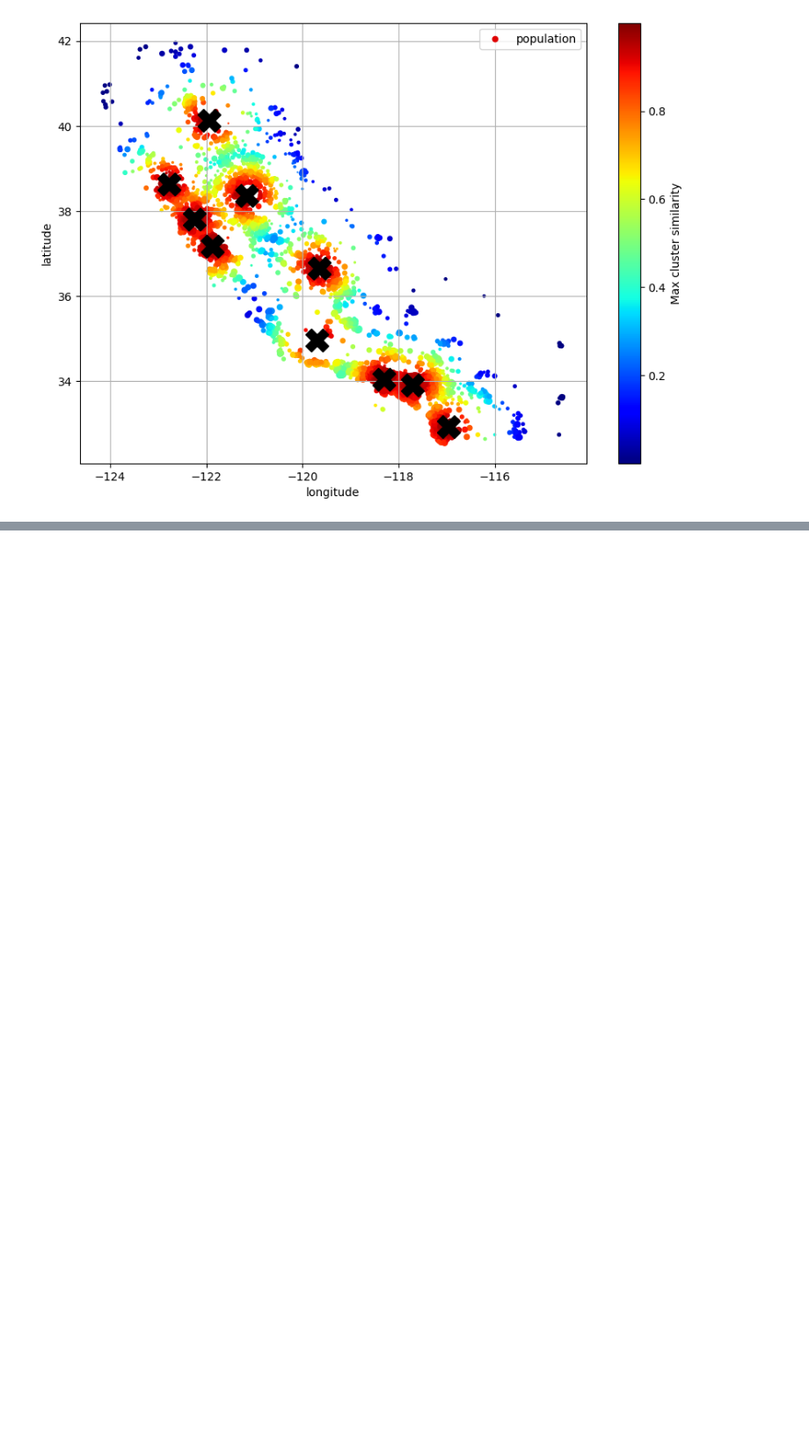
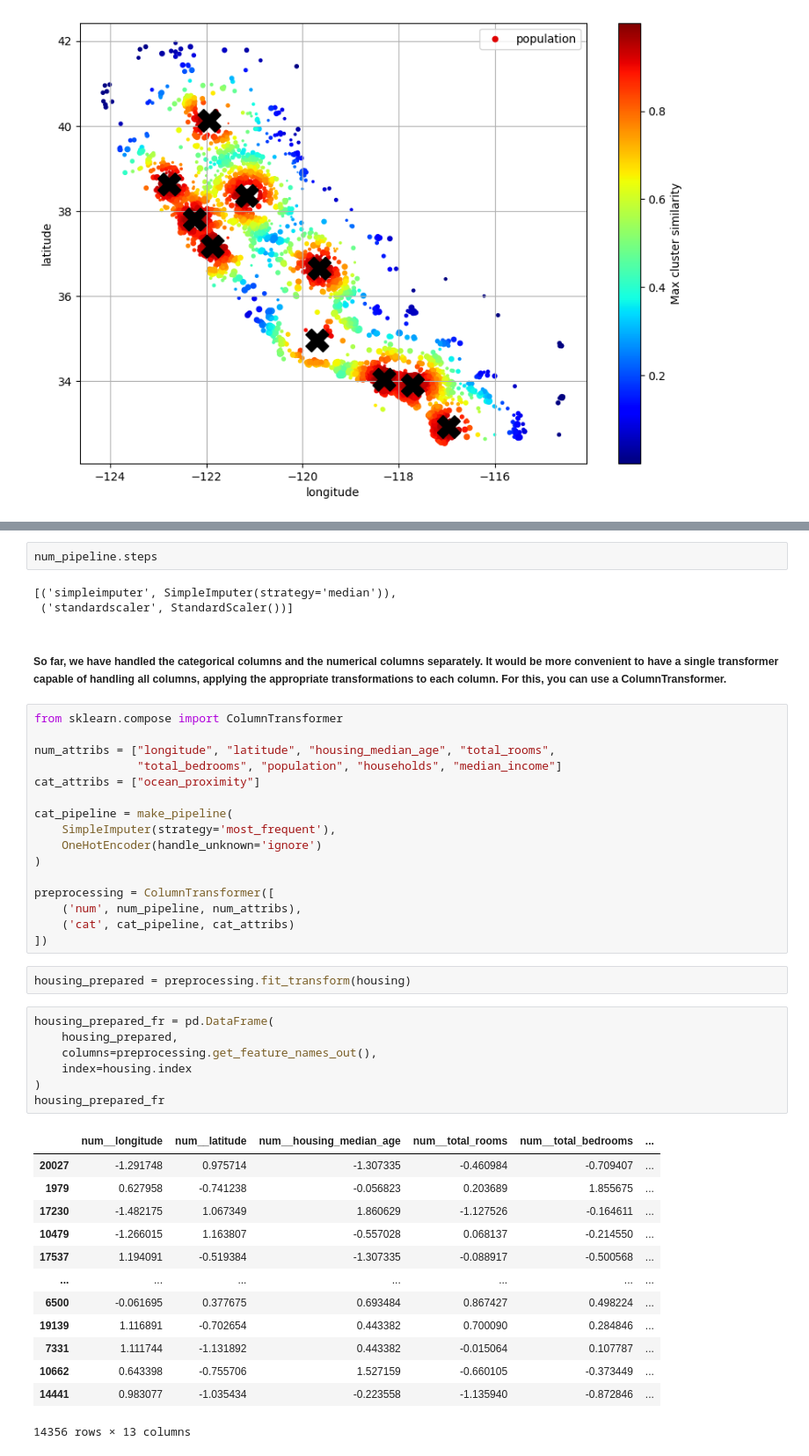
Before and after one commit to AliyarBhos/Works-done-in-Div-Academy, a Jupyter notebook: Geron_Hands_On_ML/chapter2_end_to_end_ML_project.ipynb, the cells around one changed output, grey strips where cells are left out. Shown at 88% size. Cells and saved outputs as stored; diff of their text form; blank space fills up the shorter version.

```diff
--- a/Geron_Hands_On_ML/chapter2_end_to_end_ML_project.ipynb
+++ b/Geron_Hands_On_ML/chapter2_end_to_end_ML_project.ipynb
@@ -782,0 +836,46 @@ plt.plot(cluster_simil.kmeans_.cluster_centers_[:, 1],
+# %%
+num_pipeline.steps
+# %% [output]
+[('simpleimputer', SimpleImputer(strategy='median')),
+ ('standardscaler', StandardScaler())]
+# %% [markdown]
+##### So far, we have handled the categorical columns and the numerical columns separately. It would be more convenient to have a single transformer capable of handling all columns, applying the appropriate transformations to each column. For this, you can use a ColumnTransformer.
+# %%
+from sklearn.compose import ColumnTransformer
+
+num_attribs = ["longitude", "latitude", "housing_median_age", "total_rooms",
+               "total_bedrooms", "population", "households", "median_income"]
+cat_attribs = ["ocean_proximity"]
+
+cat_pipeline = make_pipeline(
+    SimpleImputer(strategy='most_frequent'),
+    OneHotEncoder(handle_unknown='ignore')
+)
+
+preprocessing = ColumnTransformer([
+    ('num', num_pipeline, num_attribs),
+    ('cat', cat_pipeline, cat_attribs)
+])
+# %%
+housing_prepared = preprocessing.fit_transform(housing)
+# %%
+housing_prepared_fr = pd.DataFrame(
+    housing_prepared,
+    columns=preprocessing.get_feature_names_out(),
+    index=housing.index
+)
+housing_prepared_fr
+# %% [output]
+|  | num__longitude | num__latitude | num__housing_median_age | num__total_rooms | num__total_bedrooms | ... |
+| 20027 | -1.291748 | 0.975714 | -1.307335 | -0.460984 | -0.709407 | ... |
+| 1979 | 0.627958 | -0.741238 | -0.056823 | 0.203689 | 1.855675 | ... |
+| 17230 | -1.482175 | 1.067349 | 1.860629 | -1.127526 | -0.164611 | ... |
+| 10479 | -1.266015 | 1.163807 | -0.557028 | 0.068137 | -0.214550 | ... |
+| 17537 | 1.194091 | -0.519384 | -1.307335 | -0.088917 | -0.500568 | ... |
+| ... | ... | ... | ... | ... | ... | ... |
+| 6500 | -0.061695 | 0.377675 | 0.693484 | 0.867427 | 0.498224 | ... |
+| 19139 | 1.116891 | -0.702654 | 0.443382 | 0.700090 | 0.284846 | ... |
+| 7331 | 1.111744 | -1.131892 | 0.443382 | -0.015064 | 0.107787 | ... |
+| 10662 | 0.643398 | -0.755706 | 1.527159 | -0.660105 | -0.373449 | ... |
+| 14441 | 0.983077 | -1.035434 | -0.223558 | -1.135940 | -0.872846 | ... |
+14356 rows × 13 columns
```
Also changed, not shown: parts of 29 cells of this notebook.
